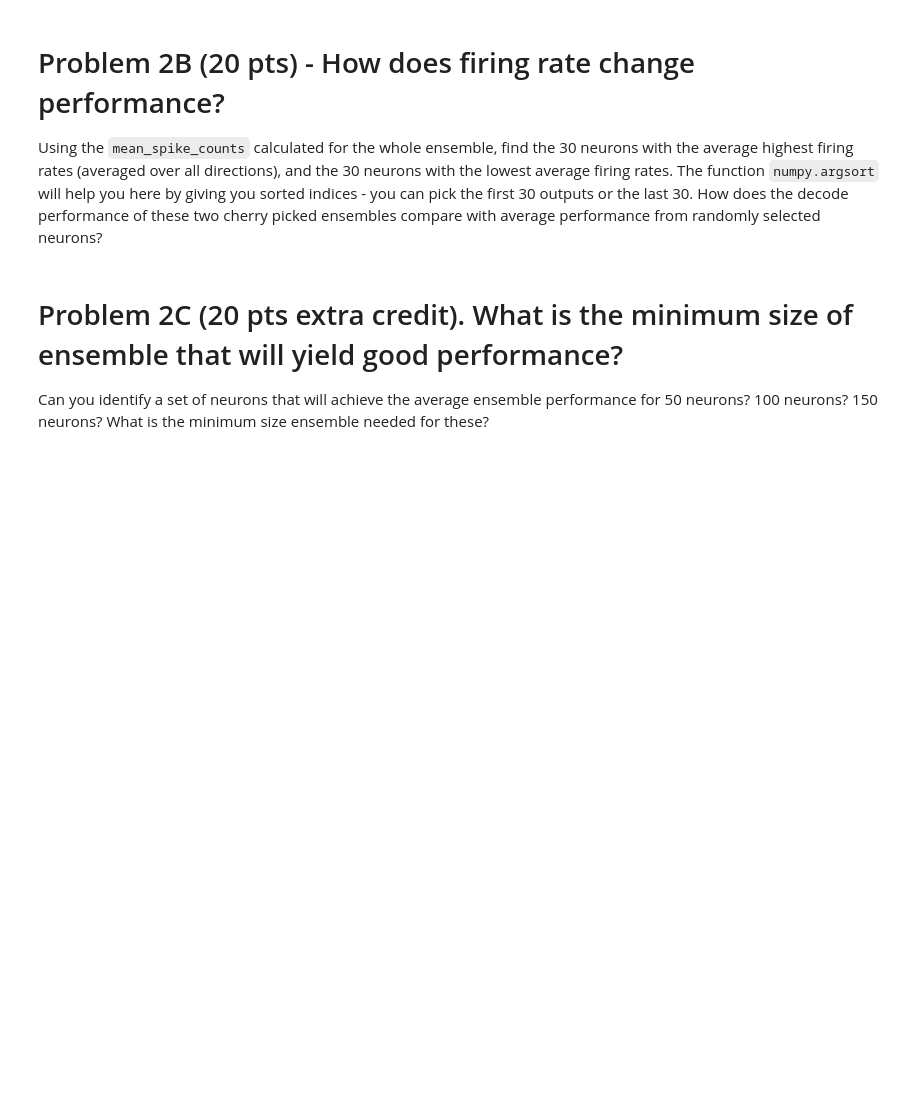
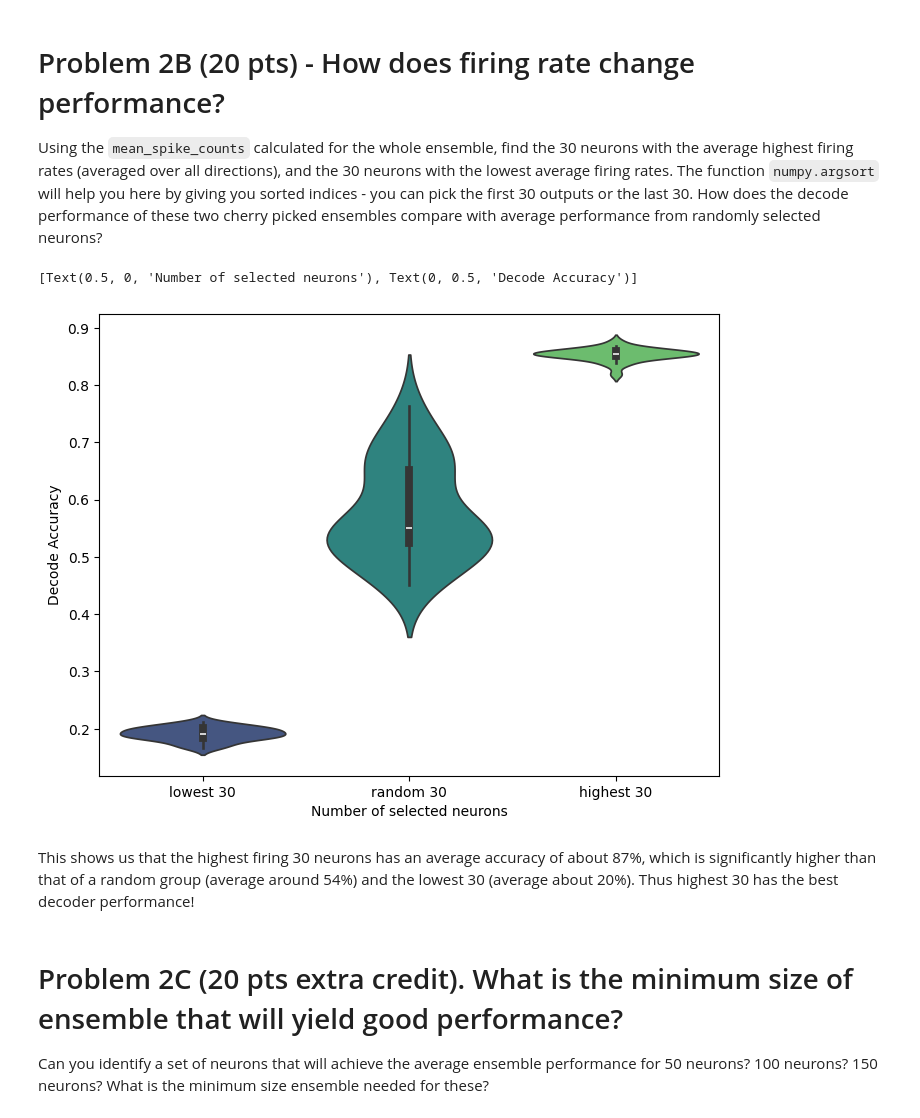
Before and after one commit to jyoon760-cmd/dontignoreme, a Jupyter notebook: HW4/HW4_notebook.ipynb, the cells around one changed output. Cells and saved outputs as stored; diff of their text form; code cells hidden in the pictures; blank space fills up the shorter version.

```diff
--- a/HW4/HW4_notebook.ipynb
+++ b/HW4/HW4_notebook.ipynb
@@ -374,7 +374,7 @@ for neuronused in groupsizes:
     test_trials = []
 
     for c in range(8):
-        random_training_trials = np.random.choice(target_trials[c], trainnum, replace=False)
+        random_training_trials = np.random.choice(target_trials[c],25, replace=False)
         training_trials.append(random_training_trials)
         remaining = np.setdiff1d(target_trials[c], random_training_trials)
         test_trials.extend(remaining)
@@ -391,8 +391,10 @@ for neuronused in groupsizes:
     poisson_likelihood = np.zeros((len(test_trials), 8))
     for c in range(8):
         m = mean_spike_counts[:,c]
-        poisson_likelihood[:,c] = multivariate_poisson_logpdf(m, plan_spikes[neuron_idx][:.test_trials])
+        poisson_likelihood[:,c] = multivariate_poisson_logpdf(m, plan_spikes[neuron_idx][:,test_trials])
 
     correct_targets = trial_reach_target[test_trials] # correct target for each trial
     decoded_targets = np.argmax(poisson_likelihood,axis=1) # decoded target is just the max index
-    return np.mean(correct_targets == decoded_targets)
+    ensembleperf.append(np.mean(correct_targets==decoded_targets))
+  decode_perfofneurons.append(ensembleperf)
+decode_perfofneurons = np.array(decode_perfofneurons) # convert to a numpy array
@@ -402,6 +413,69 @@ SyntaxError: expected ':' (3610371843.py, line 1)
 # Problem 2B (20 pts) - How does firing rate change performance?
 
 Using the `mean_spike_counts` calculated for the whole ensemble, find the 30 neurons with the average highest firing rates (averaged over all directions), and the 30 neurons with the lowest average firing rates. The function `numpy.argsort` will help you here by giving you sorted indices - you can pick the first 30 outputs or the last 30. How does the decode performance of these two cherry picked ensembles compare with average performance from randomly selected neurons?
+# %%
+num_neurons = 190
+plan_spikes = extract_plan_spikes(window_length=250, start_offset=100)
+
+target_trials = []
+for c in range(8):
+    target_trials.append(np.argwhere(trial_reach_target==c).squeeze())
+
+mean_spike_counts = np.zeros((num_neurons, 8))
+for c in range(8):
+    mean_spike_counts[:,c] = np.mean(plan_spikes[:, training_trials[c]], axis=1)
+firing_rates = mean_spike_counts.mean(axis=1)
+
+sortidx = np.argsort(firing_rates)
+lowest30 = sortidx[:30]
+highest30 = sortidx[-30:]
+
+groups = ['lowest 30', 'random 30', 'highest 30']
+decode_perf = []
+for group in groups:
+    decode_perf.append([])
+
+    for i in range(25):
+        if group == 'lowest 30':
+          neuron_idx = lowest30
+        elif group == 'random 30':
+          neuron_idx = np.random.choice(range(190), 30, replace=False)
+        elif group == 'highest 30':
+          neuron_idx = highest30
+        num_neurons = len(neuron_idx)
+
+        training_trials = [] # will be 8 lists of trials
+        test_trials = [] # all the leftovers
+        for c in range(8):
+          random_training_trials = np.random.choice(target_trials[c], 25, replace=False)
+          training_trials.append(random_training_trials)
+          remaining = np.setdiff1d(target_trials[c], random_training_trials)
+          test_trials.extend(remaining)
+
+        mean_spike_counts = np.zeros((num_neurons, 8))
+        for c in range(8):
+          mean_spike_counts[:,c] = np.mean(plan_spikes[neuron_idx][:, training_trials[c]], axis=1)
+
+        poisson_likelihood = np.zeros((len(test_trials), 8))
+        for c in range(8):
+          m = mean_spike_counts[:,c]
+          poisson_likelihood[:,c] = multivariate_poisson_logpdf(m, plan_spikes[neuron_idx][:, test_trials])
+
+        correct_targets = trial_reach_target[test_trials] # correct target for each trial
+        decoded_targets = np.argmax(poisson_likelihood,axis=1) # decoded target is just the max index
+        decode_perf[-1].append(np.mean(correct_targets==decoded_targets))
+
+decode_perf = np.array(decode_perf) # convert to a numpy array
+
+fig = plt.figure(figsize=(8,6))
+ax = sns.violinplot(data=pd.DataFrame(decode_perf.T, columns = groups),
+                              palette="viridis")
+ax.set(xlabel='Number of selected neurons', ylabel='Decode Accuracy')
+# %% [output]
+[Text(0.5, 0, 'Number of selected neurons'), Text(0, 0.5, 'Decode Accuracy')]
+[figure, added]
+# %% [markdown]
+This shows us that the highest firing 30 neurons has an average accuracy of about 87%, which is significantly higher than that of a random group (average around 54%) and the lowest 30 (average about 20%). Thus highest 30 has the best decoder performance!
 # %% [markdown]
 # Problem 2C (20 pts extra credit). What is the minimum size of ensemble that will yield good performance?
 
```
Also changed, not shown: parts of 3 cells of this notebook.
